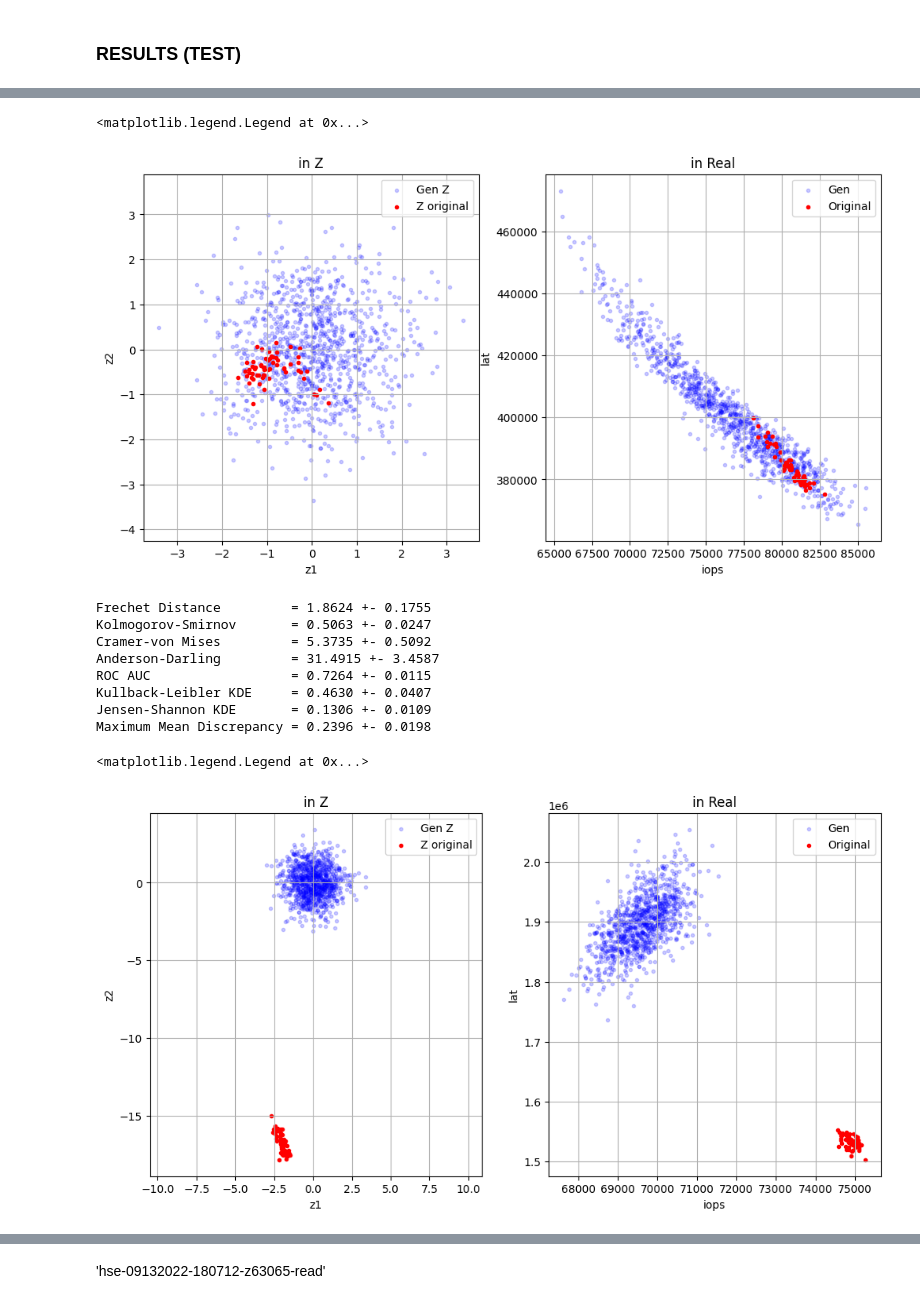
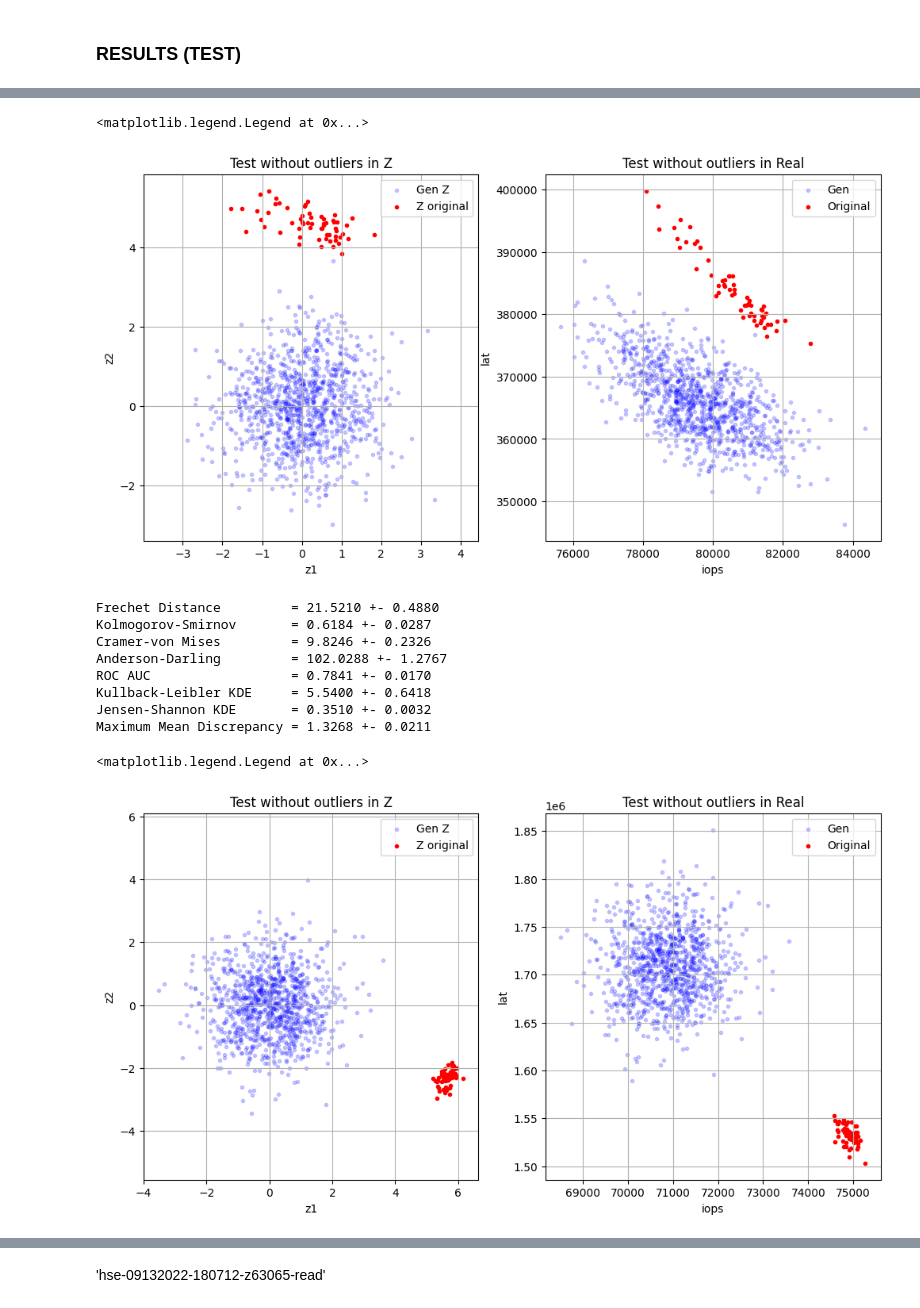
Before and after one commit to juliajones17/reliable_modeling, a Jupyter notebook: notebooks/proj.ipynb, the cells around one changed output, grey strips where cells are left out. Drawn from its saved outputs; the diff is of its cells as text; code cells hidden in the pictures.

Commit message:
some changes, relu

```diff
--- a/notebooks/proj.ipynb
+++ b/notebooks/proj.ipynb
@@ -783,7 +791,7 @@ from sklearn.pipeline import make_pipeline
 from probaforms.models import RealNVP
 from probaforms import metrics
 # %%
-train = new_train.copy()
+train = new_train
 scaler = make_pipeline(LogitScaler(eps=0.01), StandardScaler())
 y_tr_ss = scaler.fit_transform(train[['iops', 'lat']].values)
 # y_test_ss = scaler.transform(test[['iops', 'lat']].values)
@@ -791,5 +799,6 @@ stscaler = StandardScaler()
 X_tr_ss = stscaler.fit_transform(train[['block_size', 'n_jobs', 'iodepth', 'read_fraction', 'io_type_num', 'n_disks']].values)
 # X_test_ss = stscaler.transform(test[['block_size', 'n_jobs', 'iodepth', 'read_fraction', 'io_type_num', 'n_disks']].values)
 
-model = RealNVP(lr=0.001, n_layers=12, n_epochs=100, batch_size=64, hidden=(100,)) # 200 , activation='relu'
+model = RealNVP(lr=0.001, n_layers=6, n_epochs=120, batch_size=64, weight_decay=0.001, hidden=(100,100)) # 200 , activation='relu'
+
 model.fit(y_tr_ss, X_tr_ss) # (target, condition)
@@ -1179,7 +1194,7 @@ fig, (ax1, ax2) = plt.subplots(1, 2, figsize=(12, 6))
 
 ax1.scatter(zgen_iops[2], zgen_lat[2], marker='.', label='Gen Z', color='blue', linewidth=1, alpha=0.2)
 ax1.scatter(ztotal_iops[2], ztotal_lat[2], marker='.', label='Z original', color='red', linewidth=1)
-ax1.set_title("in Z")
+ax1.set_title("Test without outliers in Z")
 ax1.axis('equal')
 ax1.set(xlabel='z1', ylabel='z2')
 ax1.grid()
@@ -1187,14 +1202,14 @@ ax1.legend()
 
 ax2.scatter(gen_iops[2], gen_lat[2], marker='.', label='Gen', color='blue', linewidth=1, alpha=0.2)
 ax2.scatter(total_iops[2], total_lat[2], marker='.', label='Original', color='red', linewidth=1)
-ax2.set_title("in Real")
+ax2.set_title("Test without outliers in Real")
 # ax2.axis('equal')
 ax2.set(xlabel='iops', ylabel='lat')
 ax2.grid()
 ax2.legend()
 # %% [output]
 <matplotlib.legend.Legend at 0x...>
-[figure, old version]
+[figure, new version]
 # %%
 arr1 = np.array([[el] for el in np.array(ztotal_iops[2])])
 arr2 = np.array([[el] for el in np.array(ztotal_lat[2])])
@@ -1203,35 +1218,35 @@ arr4 = np.array([[el] for el in np.array(zgen_lat[2])])
 # %%
 calc_metrics(np.hstack((arr1, arr2)), np.hstack((arr3, arr4)))
 # %% [output]
-Frechet Distance         = 1.8624 +- 0.1755
-Kolmogorov-Smirnov       = 0.5063 +- 0.0247
-Cramer-von Mises         = 5.3735 +- 0.5092
-Anderson-Darling         = 31.4915 +- 3.4587
-ROC AUC                  = 0.7264 +- 0.0115
-Kullback-Leibler KDE     = 0.4630 +- 0.0407
-Jensen-Shannon KDE       = 0.1306 +- 0.0109
-Maximum Mean Discrepancy = 0.2396 +- 0.0198
+Frechet Distance         = 21.5210 +- 0.4880
+Kolmogorov-Smirnov       = 0.6184 +- 0.0287
+Cramer-von Mises         = 9.8246 +- 0.2326
+Anderson-Darling         = 102.0288 +- 1.2767
+ROC AUC                  = 0.7841 +- 0.0170
+Kullback-Leibler KDE     = 5.5400 +- 0.6418
+Jensen-Shannon KDE       = 0.3510 +- 0.0032
+Maximum Mean Discrepancy = 1.3268 +- 0.0211
 # %%
 fig, (ax1, ax2) = plt.subplots(1, 2, figsize=(12, 6))
 
 ax1.scatter(zgen_iops[3], zgen_lat[3], marker='.', label='Gen Z', color='blue', linewidth=1, alpha=0.2)
 ax1.scatter(ztotal_iops[3], ztotal_lat[3], marker='.', label='Z original', color='red', linewidth=1)
-ax1.set_title("in Z")
+ax1.set_title("Test without outliers in Z")
 ax1.axis('equal')
 ax1.set(xlabel='z1', ylabel='z2')
 ax1.grid()
 ax1.legend()
 
 ax2.scatter(gen_iops[3], gen_lat[3], marker='.', label='Gen', color='blue', linewidth=1, alpha=0.2)
 ax2.scatter(total_iops[3], total_lat[3], marker='.', label='Original', color='red', linewidth=1)
-ax2.set_title("in Real")
+ax2.set_title("Test without outliers in Real")
 # ax2.axis('equal')
 ax2.set(xlabel='iops', ylabel='lat')
 ax2.grid()
 ax2.legend()
 # %% [output]
 <matplotlib.legend.Legend at 0x...>
-[figure, old version]
+[figure, new version]
 # %%
 arr1 = np.array([[el] for el in np.array(ztotal_iops[3])])
 arr2 = np.array([[el] for el in np.array(ztotal_lat[3])])
```
Also changed, not shown: parts of 66 cells of this notebook.
